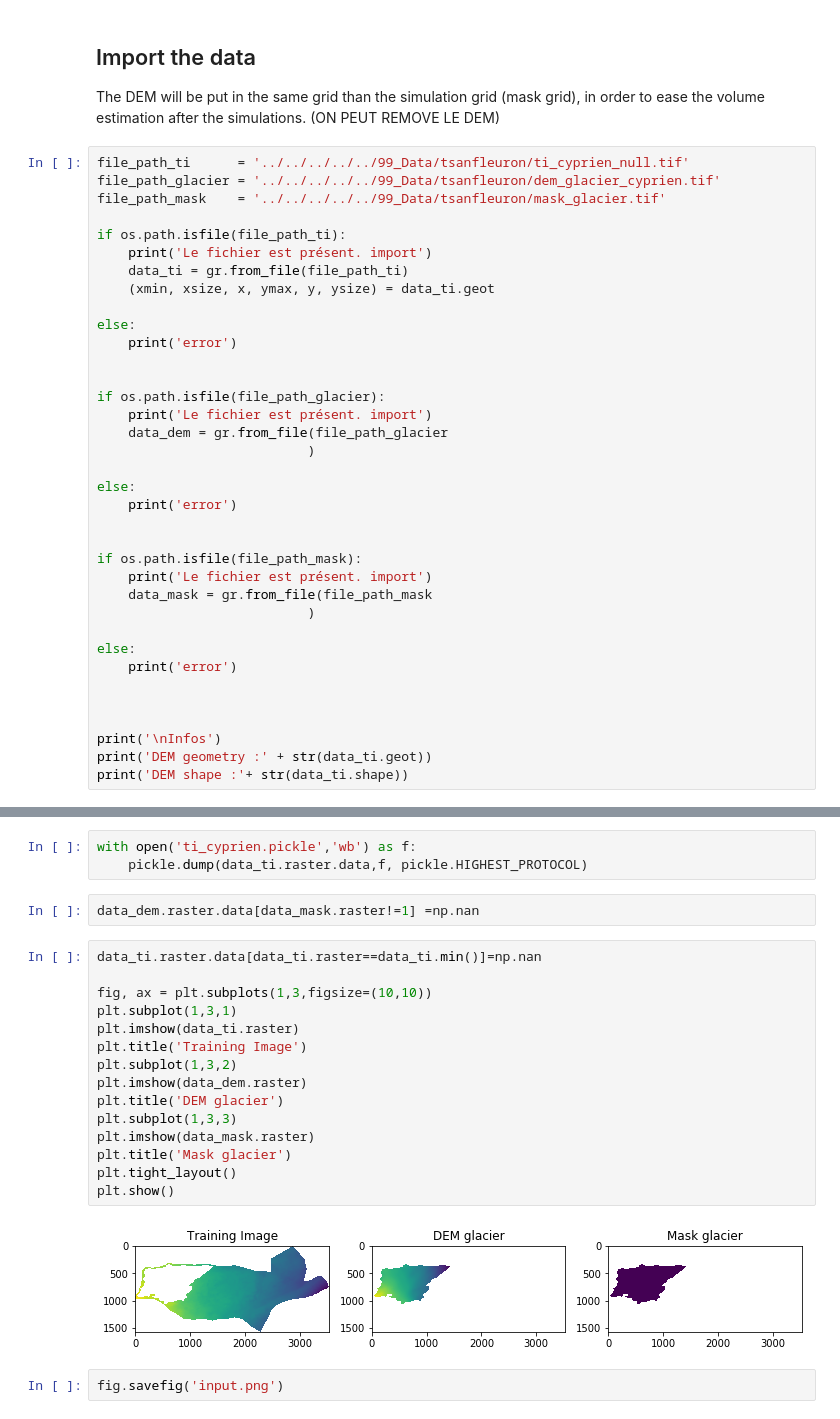
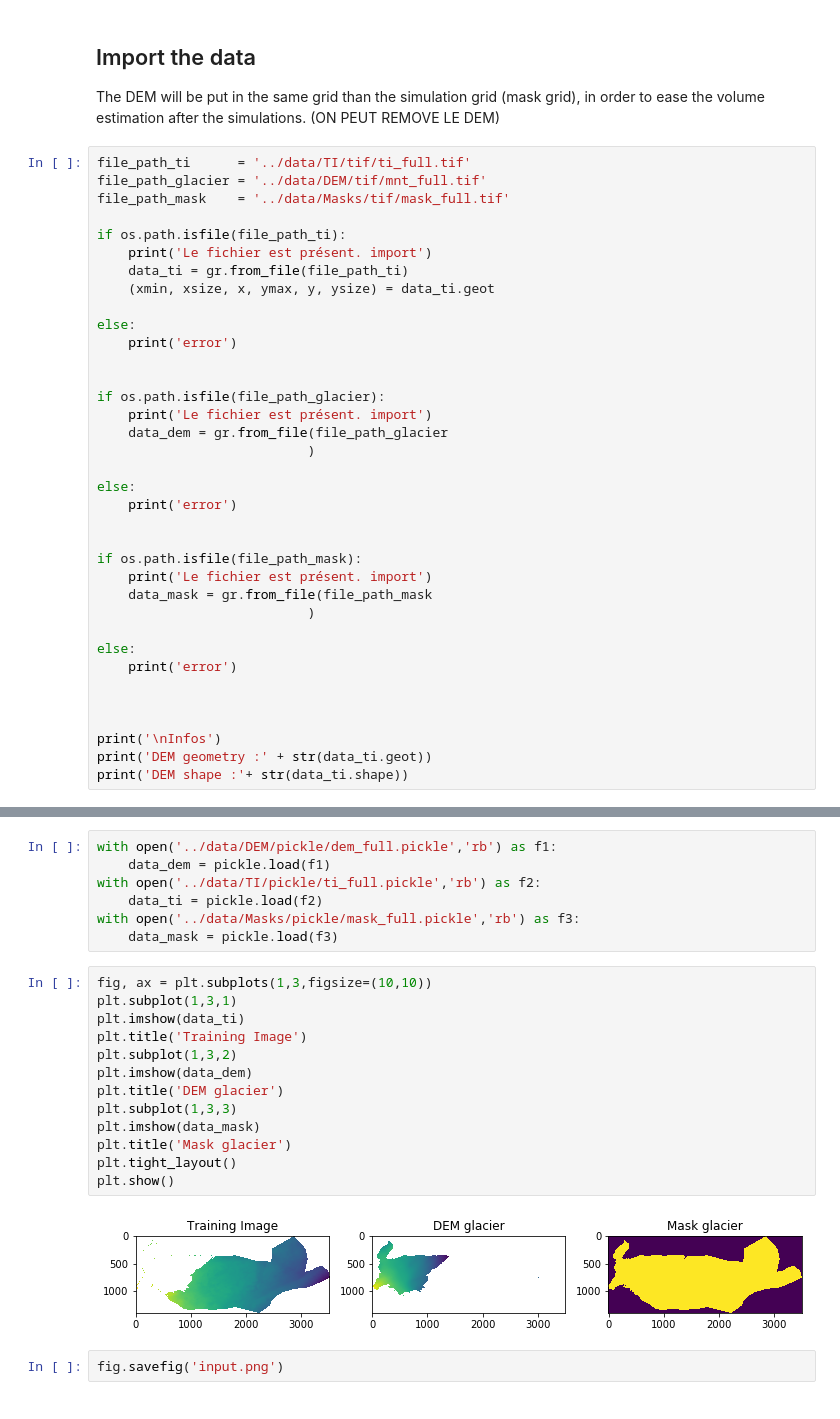
Before and after one commit to valDallalba/Tsanfleuron_geostatistical_baserock_estimation_paper, a Jupyter notebook: jupyter/01_Tsanfleuron_data_Cyprien.ipynb, the cells around one changed output, grey strips where cells are left out. Cells and saved outputs as stored; diff of their text form.

Commit message:
modification data and jupyter

```diff
--- a/jupyter/01_Tsanfleuron_data_Cyprien.ipynb
+++ b/jupyter/01_Tsanfleuron_data_Cyprien.ipynb
@@ -30,9 +33,9 @@ from tkinter import filedialog
 ## Import the data
 The DEM will be put in the same grid than the simulation grid (mask grid), in order to ease the volume estimation after the simulations. (ON PEUT REMOVE LE DEM)
 # %%
-file_path_ti      = '../../../../../99_Data/tsanfleuron/ti_cyprien_null.tif'
-file_path_glacier = '../../../../../99_Data/tsanfleuron/dem_glacier_cyprien.tif'
-file_path_mask    = '../../../../../99_Data/tsanfleuron/mask_glacier.tif'
+file_path_ti      = '../data/TI/tif/ti_full.tif'
+file_path_glacier = '../data/DEM/tif/mnt_full.tif'
+file_path_mask    = '../data/Masks/tif/mask_full.tif'
 
 if os.path.isfile(file_path_ti):
     print('Le fichier est présent. import')
@@ -76,25 +79,25 @@ DEM shape :(1566, 3531)
-# %%
-with open('ti_cyprien.pickle','wb') as f:
-    pickle.dump(data_ti.raster.data,f, pickle.HIGHEST_PROTOCOL)
-# %%
-data_dem.raster.data[data_mask.raster!=1] =np.nan
+# %%
+with open('../data/DEM/pickle/dem_full.pickle','rb') as f1:
+    data_dem = pickle.load(f1)
+with open('../data/TI/pickle/ti_full.pickle','rb') as f2:
+    data_ti = pickle.load(f2)
+with open('../data/Masks/pickle/mask_full.pickle','rb') as f3:
+    data_mask = pickle.load(f3)
 # %%
-data_ti.raster.data[data_ti.raster==data_ti.min()]=np.nan
-
 fig, ax = plt.subplots(1,3,figsize=(10,10))
 plt.subplot(1,3,1)
-plt.imshow(data_ti.raster)
+plt.imshow(data_ti)
 plt.title('Training Image')
 plt.subplot(1,3,2)
-plt.imshow(data_dem.raster)
+plt.imshow(data_dem)
 plt.title('DEM glacier')
 plt.subplot(1,3,3)
-plt.imshow(data_mask.raster)
+plt.imshow(data_mask)
 plt.title('Mask glacier')
 plt.tight_layout()
 plt.show()
 # %% [output]
-[figure, old version]
+[figure, new version]
 # %%
 fig.savefig('input.png')
 # %%
```
Also changed, not shown: parts of 13 cells of this notebook, 50 other files.
